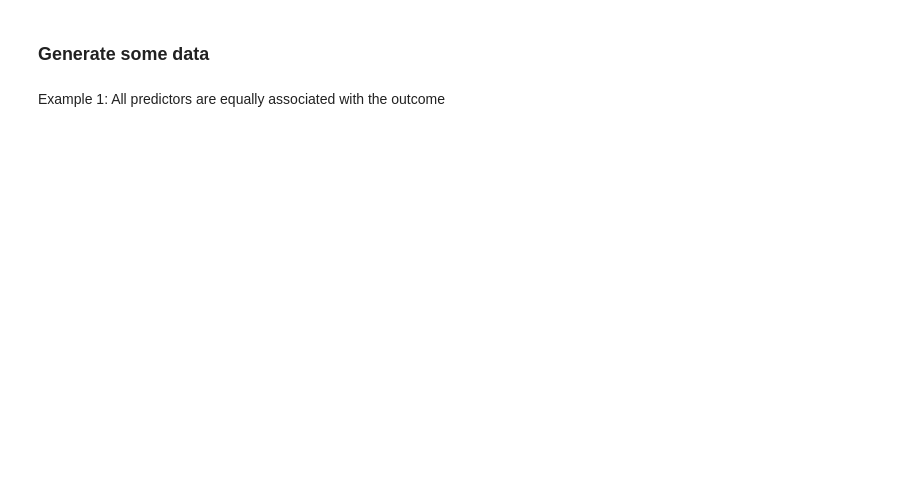
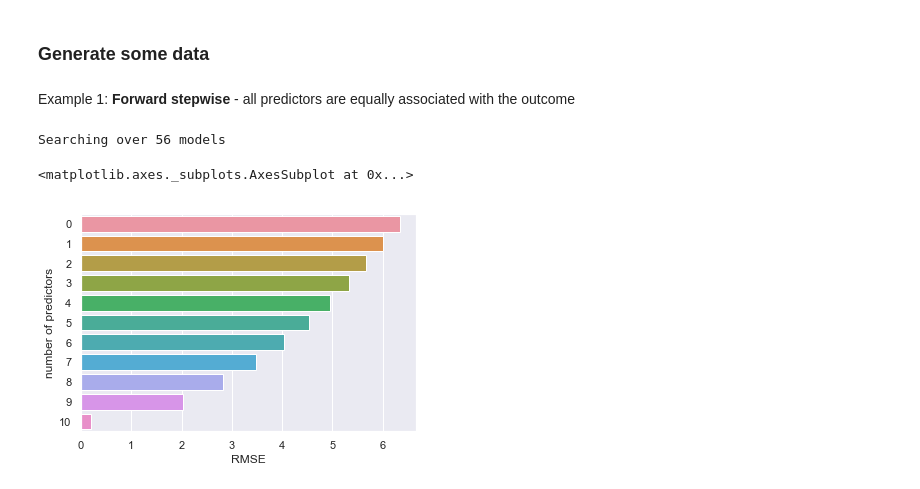
Before and after one commit to coxy1989/mlsabbatical, a Jupyter notebook: notebooks/algorithms/stepwise_selection.ipynb, the cells around one changed output. Saved outputs shown, nothing was run; the diff lists cells and outputs as text; code cells hidden in the pictures; blank space fills up the shorter version.

Commit message:
stepwise

```diff
--- a/notebooks/algorithms/stepwise_selection.ipynb
+++ b/notebooks/algorithms/stepwise_selection.ipynb
@@ -1,8 +1,9 @@
 # %%
 import numpy as np
-import patsy as pt
 import pandas as pd
+import seaborn as sns
 from sklearn import model_selection, metrics, linear_model
+sns.set(rc={'figure.figsize':(10,10)})
 # %% [markdown]
 ### Algorithm
 
@@ -75,4 +68,21 @@ Searching over 16 models
 # %% [markdown]
 ### Generate some data
+# %%
+def generate_example_data(n, p, beta, epsilon):
+    x = np.random.normal(0, 1, (n, p))
+    eps = np.random.normal(0, epsilon, n)
+    y = (x @ beta.reshape(-1, 1)) + eps.reshape(-1, 1)
+    data = pd.DataFrame(x, columns= ['x' + str(i) for i in range(0, x.shape[1])])
+    data['y'] = y
+    return model_selection.train_test_split(data, test_size=0.9)
+
+def compute_rmses(models, vectors, test_X, test_y, forward=True):
+    rmses = []
+    for idx, (model, vector) in enumerate(zip(models, vectors)):
+        selection = vector if forward else np.logical_not(vector)
+        X = test_X @ np.diag(selection)
+        preds = model.predict(X)
+        rmses.append(np.sqrt(metrics.mean_squared_error(test_y, preds)))
+    return rmses
 # %% [markdown]
-Example 1: All predictors are equally associated with the outcome
+Example 1: **Forward stepwise** - all predictors are equally associated with the outcome
@@ -87,0 +89,22 @@ y = X @ beta
+# %%
+# generate data
+n = 10000
+p = 10
+beta = np.repeat(2, p)
+train, test = generate_example_data(n, p, beta, 0.2)
+
+# Search for best predictors with training set
+train_X, train_y = train.drop('y', axis=1), train.y
+scores, models, vectors = stepwise(train_X ,train_y, forward=True)
+
+# Evaluate best predictors with test set
+test_X, test_y = test.drop('y', axis=1), test.y
+rmses = compute_rmses(models, vectors, test_X.values, test_y.values)
+
+# plot error vs number of predictors
+bar_df = pd.DataFrame({'RMSE' : rmses,'number of predictors' : np.arange(0, len(rmses))})
+sns.barplot(y='number of predictors', x='RMSE', data=bar_df, orient='h')
+# %% [output]
+Searching over 56 models
+<matplotlib.axes._subplots.AxesSubplot at 0x...>
+[figure, added]
```
Also changed, not shown: parts of 8 cells of this notebook.
